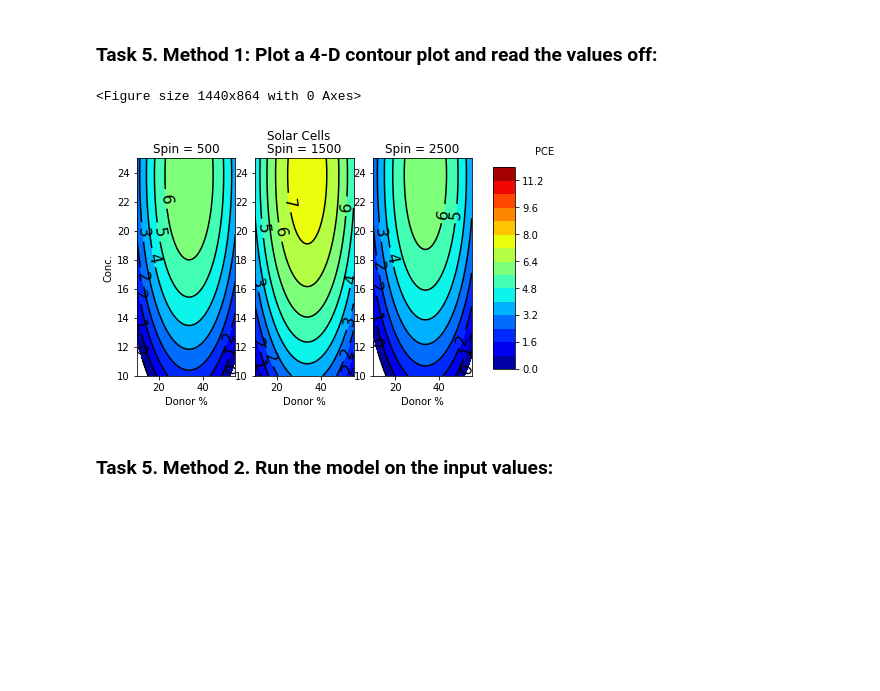
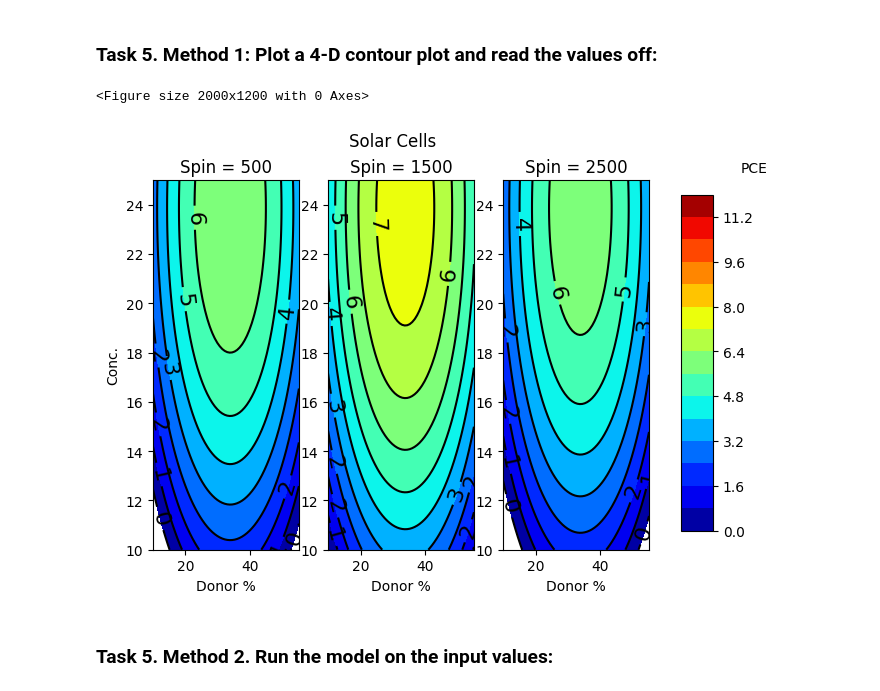
Before and after one commit to ellagale/doenut, a Jupyter notebook: Tutorials/Solar Cells/Test 2 Answers.ipynb, the cells around one changed output. Saved outputs shown, nothing was run; the diff lists cells and outputs as text; code cells hidden in the pictures; blank space fills up the shorter version.

```diff
--- a/Tutorials/Solar Cells/Test 2 Answers.ipynb
+++ b/Tutorials/Solar Cells/Test 2 Answers.ipynb
@@ -528,0 +448,13 @@ Coefficient labels are: ['Donor %', 'Conc.', 'Spin', 'Donor %**2', 'Conc.**2', '
+# %%
+input_selector = [0, 1, 2,
+                 3, 4, 5]
+
+dataset = doenut.data.ModifiableDataSet(sat_inputs_2, new_responses).filter(input_selector)
+
+model = doenut.models.AveragedModel(dataset, scale_data=True, drop_duplicates='no')
+
+r2, q2 = model.r2, model.q2
+
+print(f"R2 is {r2}, Q2 is {q2}")
+doenut.plot.plot_summary_of_fit_small(r2, q2)
+doenut.plot.coeff_plot(model.coeffs, labels=list(dataset.get().inputs.columns), errors='p95', normalise=True)
@@ -555,37 +501,37 @@ def my_function(df_1):
     df_1['Donor %**2'] = df_1['Donor %']*df_1['Donor %']
     df_1['Conc.**2'] = df_1['Conc.']*df_1['Conc.']
     df_1['Spin**2'] = df_1['Spin'] * df_1['Spin']
 
     return df_1
 
 
 
 c_key ='Spin'
 y_key='Conc.'
 x_key="Donor %"
 
-doenut.four_D_contour_plot(
-    unscaled_model=scaled_model,
+doenut.plot.four_D_contour_plot(
+    unscaled_model=model.model,
     x_key=x_key,
     y_key=y_key,
     c_key=c_key,
     x_limits=[inputs[x_key].min(),inputs[x_key].max()],
     y_limits=[inputs[y_key].min(),inputs[y_key].max()],
     constants=[500,1500,2500],
     n_points=60,
     my_function=my_function,
     input_selector=[],
     fig_label='Solar Cells',
     x_label=x_key,
     y_label=y_key,
     constant_label=c_key,
     z_label = 'PCE',
     cmap='jet',
     num_of_z_levels=16,
     z_limits=[0,12])
 # %% [output]
-<Figure size 1440x864 with 0 Axes>
+<Figure size 2000x1200 with 0 Axes>
-[figure, old version]
+[figure, new version]
 # %% [markdown]
 ### Task 5. Method 2. Run the model on the input values:
 # %%
```
Also changed, not shown: parts of 15 cells of this notebook, 27 other files.
